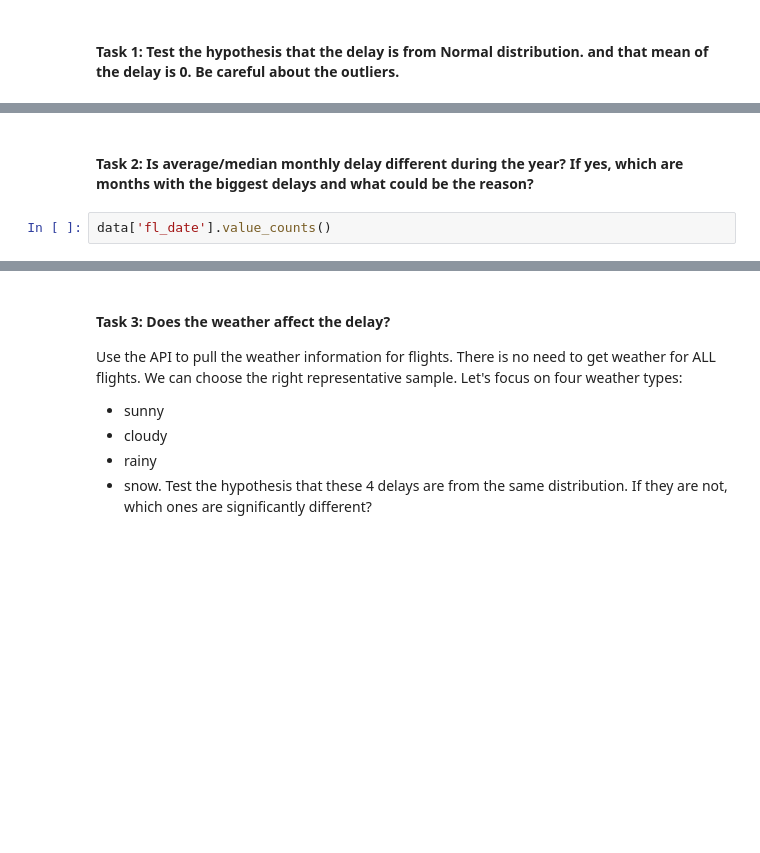
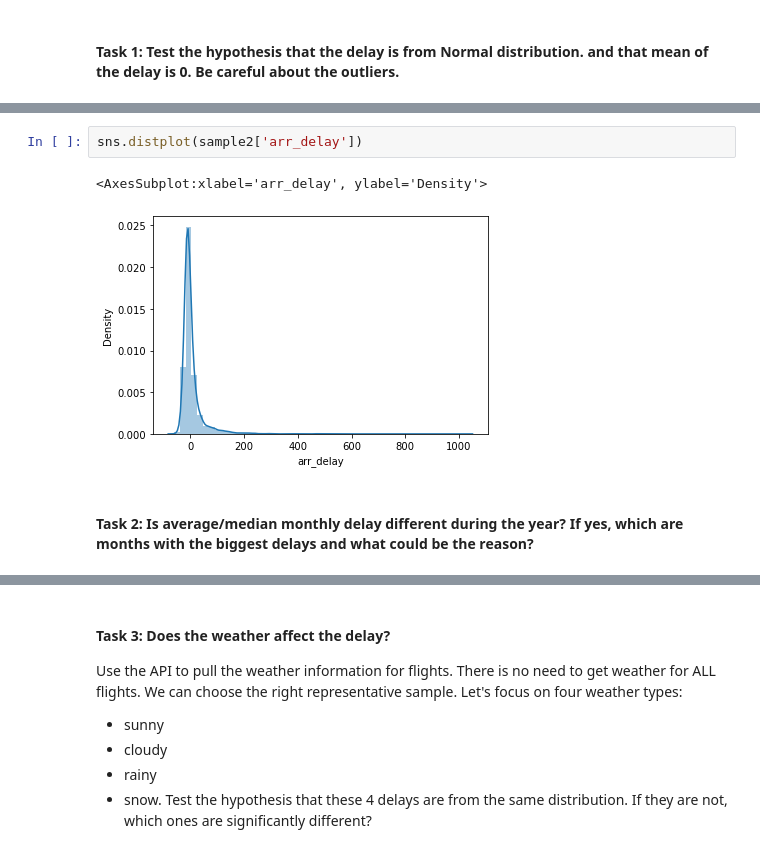
Before and after one commit to WongMatthew/LHL-Predicting-Flight-Patterns, a Jupyter notebook: Flight Prediction - master/exploratory_analysis.ipynb, the cells around one changed output, grey strips where cells are left out. Cells and saved outputs as stored; diff of their text form; blank space fills up the shorter version.

```diff
--- a/Flight Prediction - master/exploratory_analysis.ipynb
+++ b/Flight Prediction - master/exploratory_analysis.ipynb
@@ -33,4 +52,7 @@ sns.distplot(data['arr_delay'])
+# %%
+sns.distplot(sample2['arr_delay'])
+# %% [output]
+<AxesSubplot:xlabel='arr_delay', ylabel='Density'>
+[figure, added]
 # %% [markdown]
 #### **Task 2**: Is average/median monthly delay different during the year? If yes, which are months with the biggest delays and what could be the reason?
-# %%
-data['fl_date'].value_counts()
```
Also changed, not shown: parts of 6 cells of this notebook, 1 other file.
